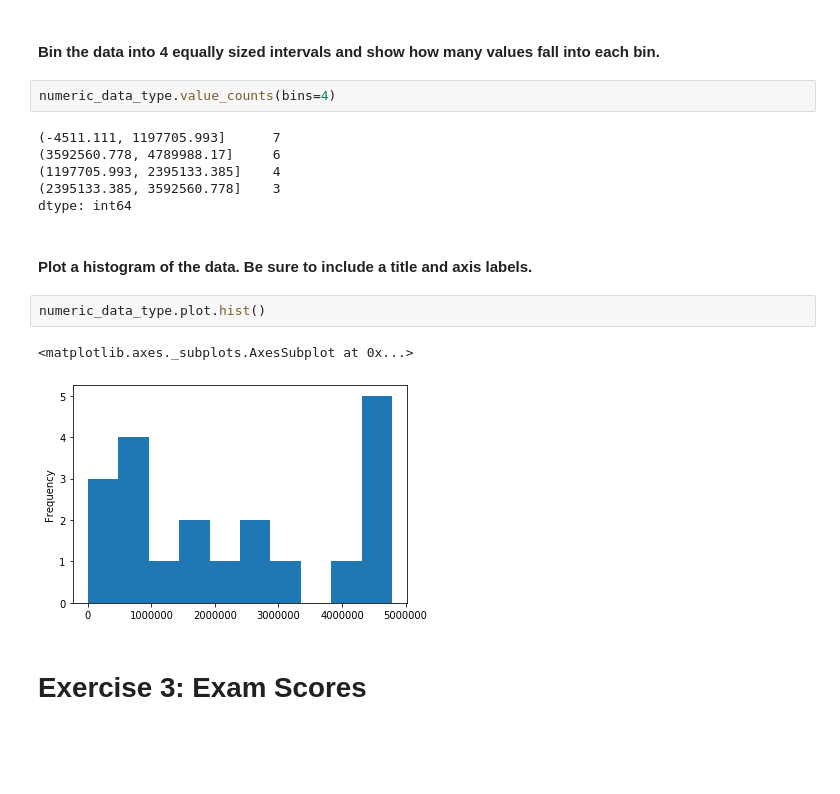
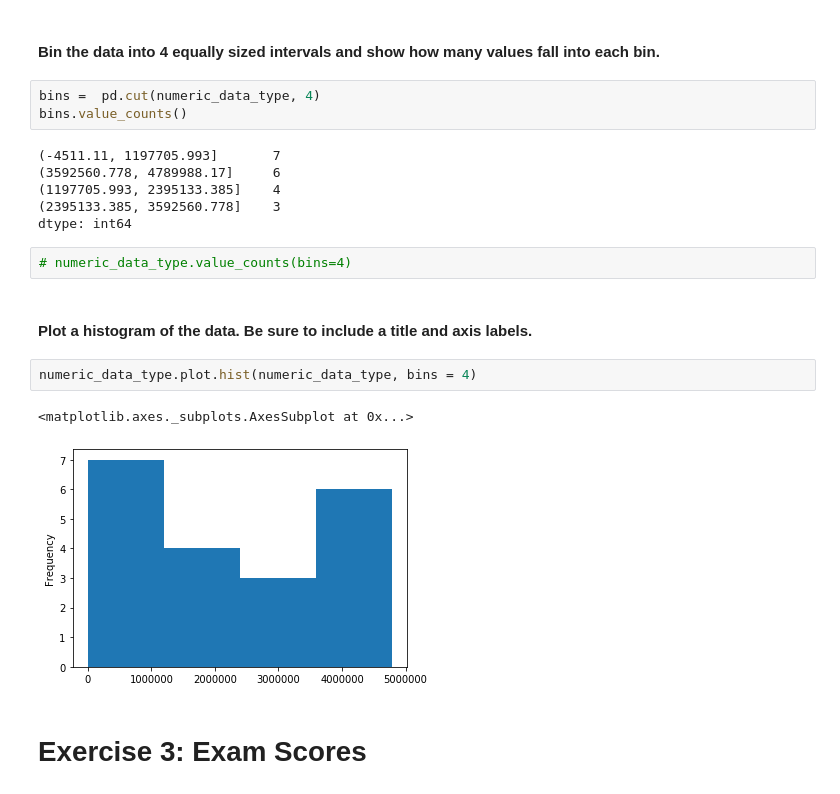
Before and after one commit to JadaShipp/python-exercises, a Jupyter notebook: 4.8.4.2_pandas_series.ipynb, the cells around one changed output. Saved outputs shown, nothing was run; the diff lists cells and outputs as text; blank space fills up the shorter version.

```diff
--- a/4.8.4.2_pandas_series.ipynb
+++ b/4.8.4.2_pandas_series.ipynb
@@ -284,21 +303,24 @@ min_value
 278.6
 # %% [markdown]
 #### Bin the data into 4 equally sized intervals and show how many values fall into each bin.
+# %%
+bins =  pd.cut(numeric_data_type, 4)
+bins.value_counts()
+# %% [output]
+(-4511.11, 1197705.993]       7
+(3592560.778, 4789988.17]     6
+(1197705.993, 2395133.385]    4
+(2395133.385, 3592560.778]    3
+dtype: int64
 # %%
-numeric_data_type.value_counts(bins=4)
+# numeric_data_type.value_counts(bins=4)
-# %% [output]
-(-4511.111, 1197705.993]      7
-(3592560.778, 4789988.17]     6
-(1197705.993, 2395133.385]    4
-(2395133.385, 3592560.778]    3
-dtype: int64
 # %% [markdown]
 #### Plot a histogram of the data. Be sure to include a title and axis labels.
 # %%
-numeric_data_type.plot.hist()
+numeric_data_type.plot.hist(numeric_data_type, bins = 4)
 # %% [output]
 <matplotlib.axes._subplots.AxesSubplot at 0x...>
-[figure, old version]
+[figure, new version]
 # %% [markdown]
 # Exercise 3: Exam Scores
 # %%
```
Also changed, not shown: parts of 21 cells of this notebook.
